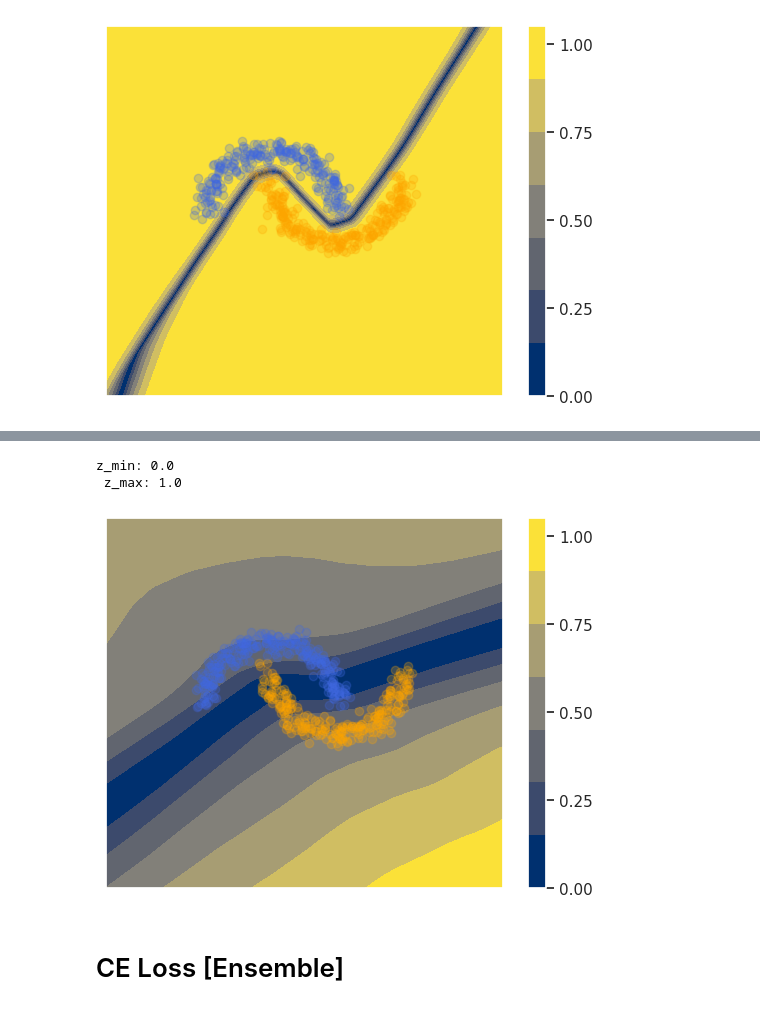
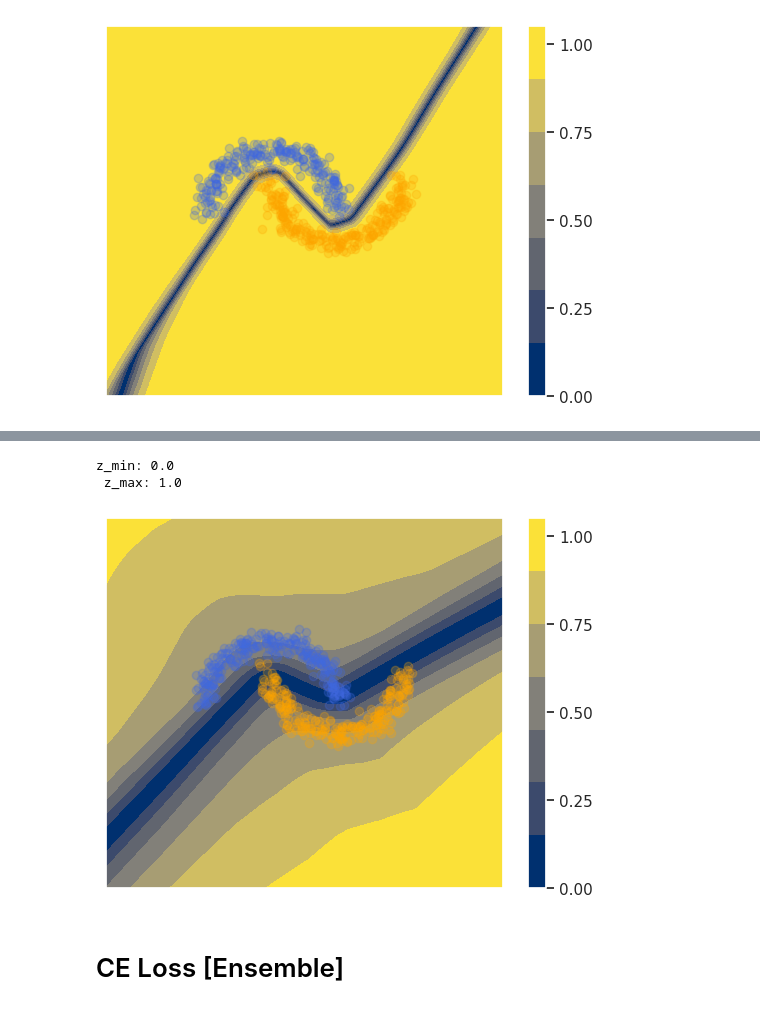
Before and after one commit to ivanovsdesign/duq_uncertainty_visualization, a Jupyter notebook: two_moons_ce_uanll.ipynb, the cells around one changed output, grey strips where cells are left out. Cells and saved outputs as stored; diff of their text form; code cells hidden in the pictures.

```diff
--- a/two_moons_ce_uanll.ipynb
+++ b/two_moons_ce_uanll.ipynb
@@ -325,7 +325,7 @@ z_min: 0.0
 # %% [markdown]
 # CE Loss [Label Smoothing + WD experiments]
 # %%
-LS_exp = 0.6
+LS_exp = 0.4
 WD_exp = 1e-2
 # %%
 model = DynamicModel(input_dim, hidden_dim, output_dim, softmax = True)
@@ -408,9 +408,9 @@ Training Completed
 # %%
-plot_model_predictions(model, loss_title = f'CE_ls06_wd1e-2')
+plot_model_predictions(model, loss_title = f'CE_ls04_wd1e-2')
 # %% [output]
 z_min: 0.0
  z_max: 1.0
-[figure, old version]
+[figure, new version]
 # %% [markdown]
 # CE Loss [Ensemble]
 # %%
```
Also changed, not shown: parts of 8 cells of this notebook.
